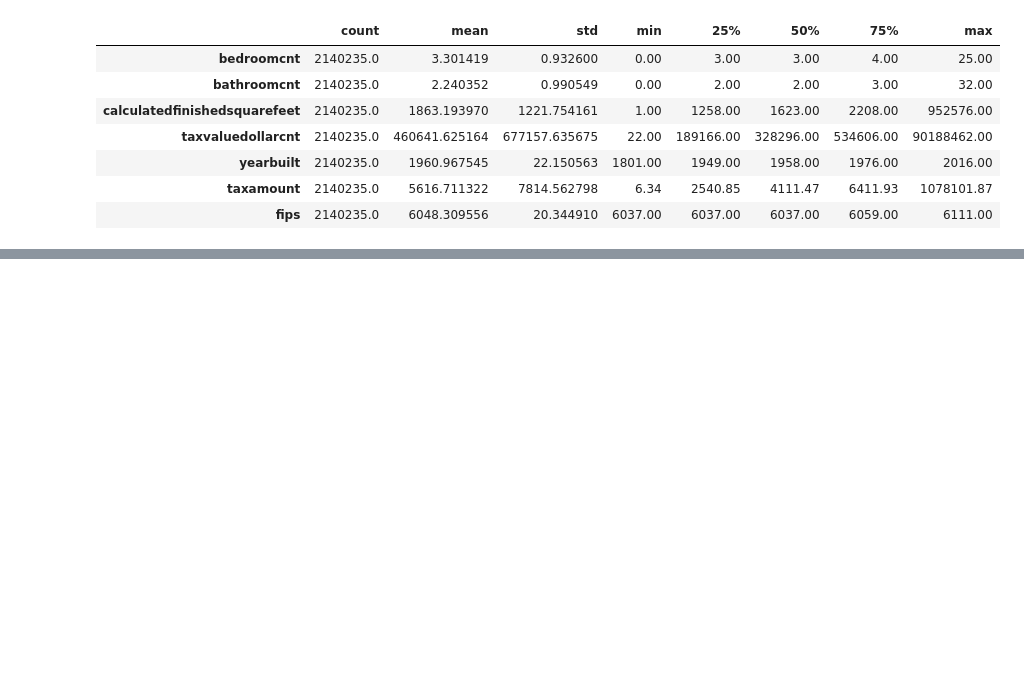
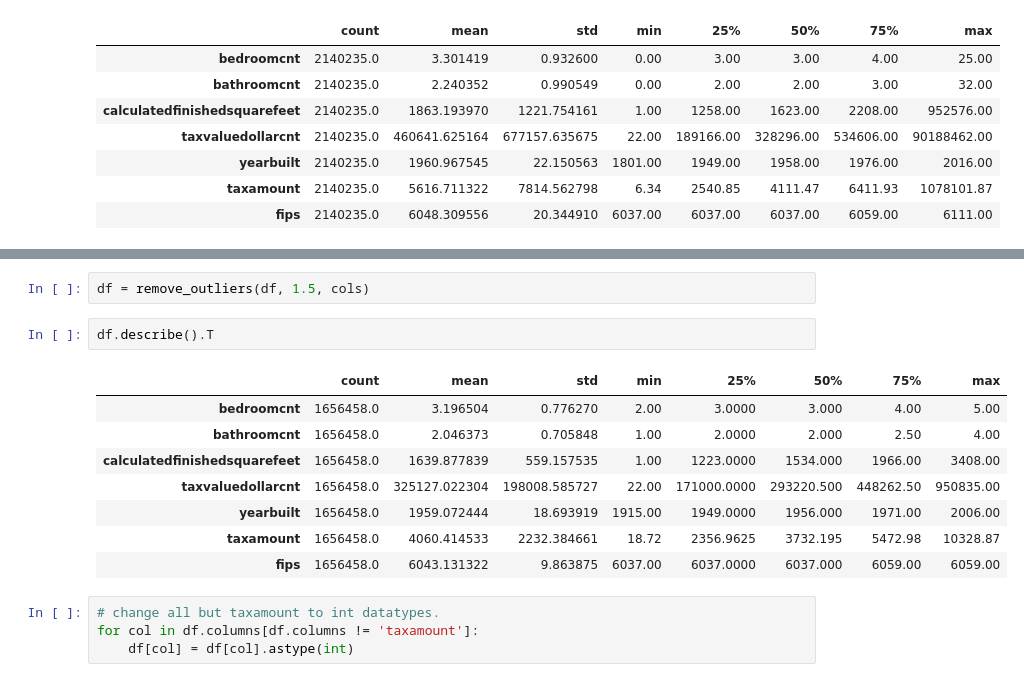
Before and after one commit to wheelerjoshua/regression-exercises, a Jupyter notebook: wrangle.ipynb, the cells around one changed output, grey strips where cells are left out. Saved outputs shown, nothing was run; the diff lists cells and outputs as text; blank space fills up the shorter version.

```diff
--- a/wrangle.ipynb
+++ b/wrangle.ipynb
@@ -164,0 +214,17 @@ df[df.taxvaluedollarcnt == df.taxvaluedollarcnt.max()]
+# %%
+df = remove_outliers(df, 1.5, cols)
+# %%
+df.describe().T
+# %% [output]
+|  | count | mean | std | min | 25% | 50% | 75% | max |
+| bedroomcnt | 1656458.0 | 3.196504 | 0.776270 | 2.00 | 3.0000 | 3.000 | 4.00 | 5.00 |
+| bathroomcnt | 1656458.0 | 2.046373 | 0.705848 | 1.00 | 2.0000 | 2.000 | 2.50 | 4.00 |
+| calculatedfinishedsquarefeet | 1656458.0 | 1639.877839 | 559.157535 | 1.00 | 1223.0000 | 1534.000 | 1966.00 | 3408.00 |
+| taxvaluedollarcnt | 1656458.0 | 325127.022304 | 198008.585727 | 22.00 | 171000.0000 | 293220.500 | 448262.50 | 950835.00 |
+| yearbuilt | 1656458.0 | 1959.072444 | 18.693919 | 1915.00 | 1949.0000 | 1956.000 | 1971.00 | 2006.00 |
+| taxamount | 1656458.0 | 4060.414533 | 2232.384661 | 18.72 | 2356.9625 | 3732.195 | 5472.98 | 10328.87 |
+| fips | 1656458.0 | 6043.131322 | 9.863875 | 6037.00 | 6037.0000 | 6037.000 | 6059.00 | 6059.00 |
+# %%
+# change all but taxamount to int datatypes.
+for col in df.columns[df.columns != 'taxamount']:
+    df[col] = df[col].astype(int)
```
Also changed, not shown: parts of 21 cells of this notebook, 1 other file.
